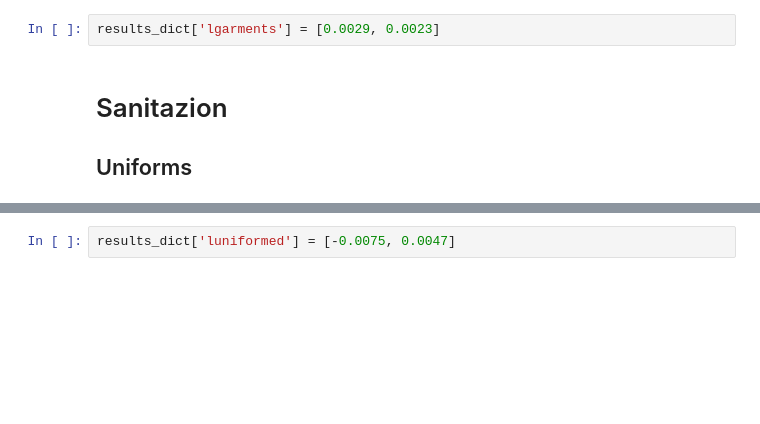
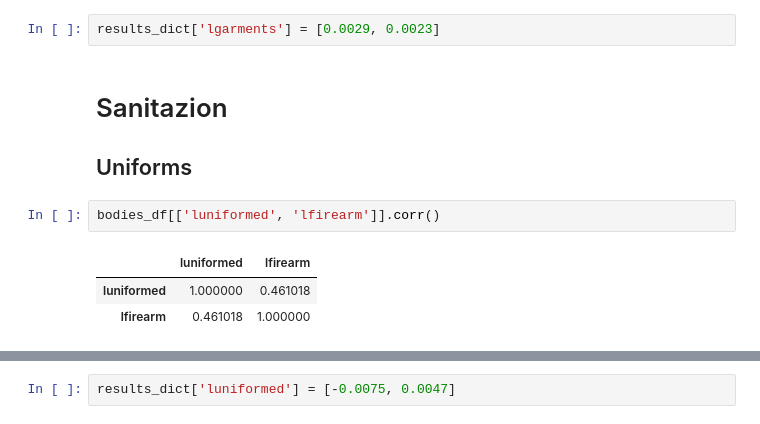
Before and after one commit to Polichinel/Detectron2, a Jupyter notebook: misc/frontline_stats.ipynb, the cells around one changed output, grey strips where cells are left out. Cells and saved outputs as stored; diff of their text form; blank space fills up the shorter version.

```diff
--- a/misc/frontline_stats.ipynb
+++ b/misc/frontline_stats.ipynb
@@ -257,6 +257,12 @@ results_dict['lgarments'] = [0.0029, 0.0023]
 # %% [markdown]
 # Sanitazion
 ## Uniforms
+# %%
+bodies_df[['luniformed', 'lfirearm']].corr()
+# %% [output]
+|  | luniformed | lfirearm |
+| luniformed | 1.000000 | 0.461018 |
+| lfirearm | 0.461018 | 1.000000 |
 # %%
 
 X = bodies_df.loc[:,['luniformed']]
```
Also changed, not shown: parts of 4 cells of this notebook.
